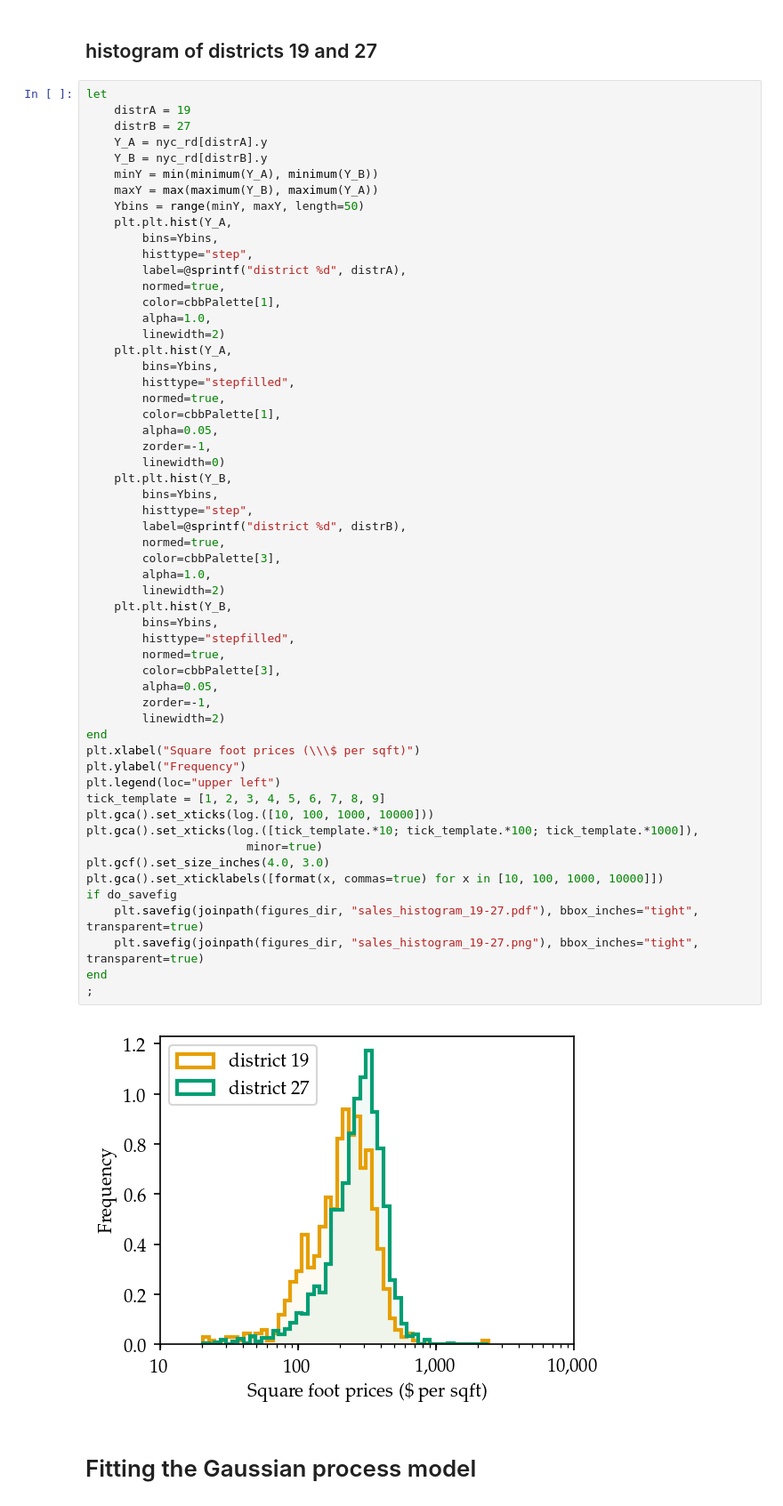
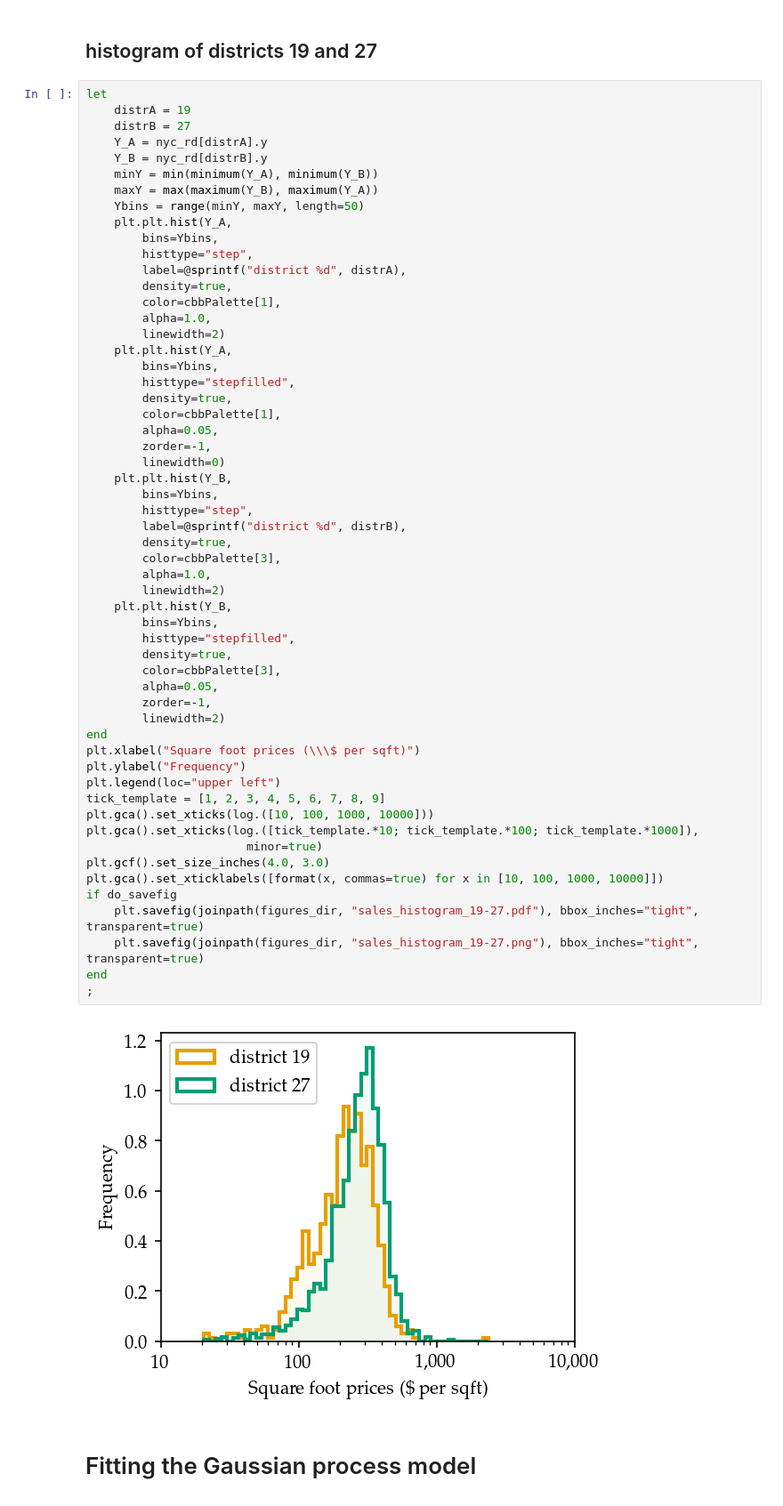
Before and after one commit to maximerischard/GeoRDD.jl, a Jupyter notebook: notebooks/NYC_analysis-2016.ipynb, the cells around one changed output. Shown at 89% size. Saved outputs shown, nothing was run; the diff lists cells and outputs as text.

```diff
--- a/notebooks/NYC_analysis-2016.ipynb
+++ b/notebooks/NYC_analysis-2016.ipynb
@@ -316,14 +324,14 @@ let
         bins=Ybins,
         histtype="step",
         label=@sprintf("district %d", distrA),
-        normed=true,
+        density=true,
         color=cbbPalette[1],
         alpha=1.0,
         linewidth=2)
     plt.plt.hist(Y_A,
         bins=Ybins,
         histtype="stepfilled",
-        normed=true,
+        density=true,
         color=cbbPalette[1],
         alpha=0.05,
         zorder=-1,
@@ -331,36 +339,36 @@ let
     plt.plt.hist(Y_B,
         bins=Ybins,
         histtype="step",
         label=@sprintf("district %d", distrB),
-        normed=true,
+        density=true,
         color=cbbPalette[3],
         alpha=1.0,
         linewidth=2)
     plt.plt.hist(Y_B,
         bins=Ybins,
         histtype="stepfilled",
-        normed=true,
+        density=true,
         color=cbbPalette[3],
         alpha=0.05,
         zorder=-1,
         linewidth=2)
 end
 plt.xlabel("Square foot prices (\\\$ per sqft)")
 plt.ylabel("Frequency")
 plt.legend(loc="upper left")
 tick_template = [1, 2, 3, 4, 5, 6, 7, 8, 9]
 plt.gca().set_xticks(log.([10, 100, 1000, 10000]))
 plt.gca().set_xticks(log.([tick_template.*10; tick_template.*100; tick_template.*1000]),
                        minor=true)
 plt.gcf().set_size_inches(4.0, 3.0)
 plt.gca().set_xticklabels([format(x, commas=true) for x in [10, 100, 1000, 10000]])
 if do_savefig
     plt.savefig(joinpath(figures_dir, "sales_histogram_19-27.pdf"), bbox_inches="tight", transparent=true)
     plt.savefig(joinpath(figures_dir, "sales_histogram_19-27.png"), bbox_inches="tight", transparent=true)
 end
 ;
 # %% [output]
-[figure, old version]
+[figure, new version]
 # %% [markdown]
 # Fitting the Gaussian process model
 # %%
```
Also changed, not shown: parts of 34 cells of this notebook.
